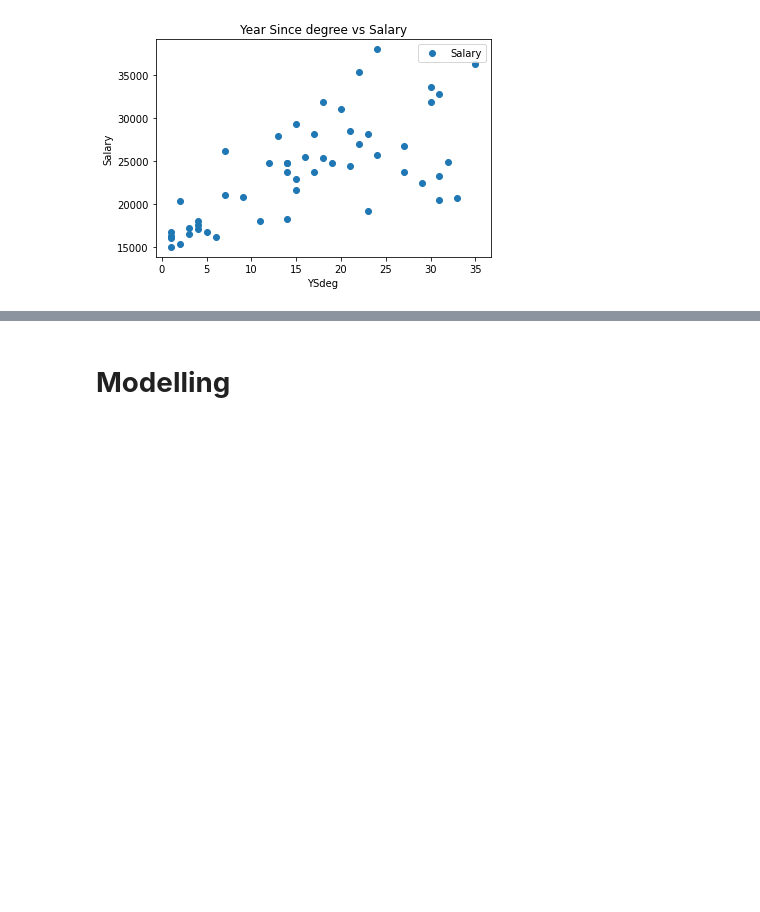
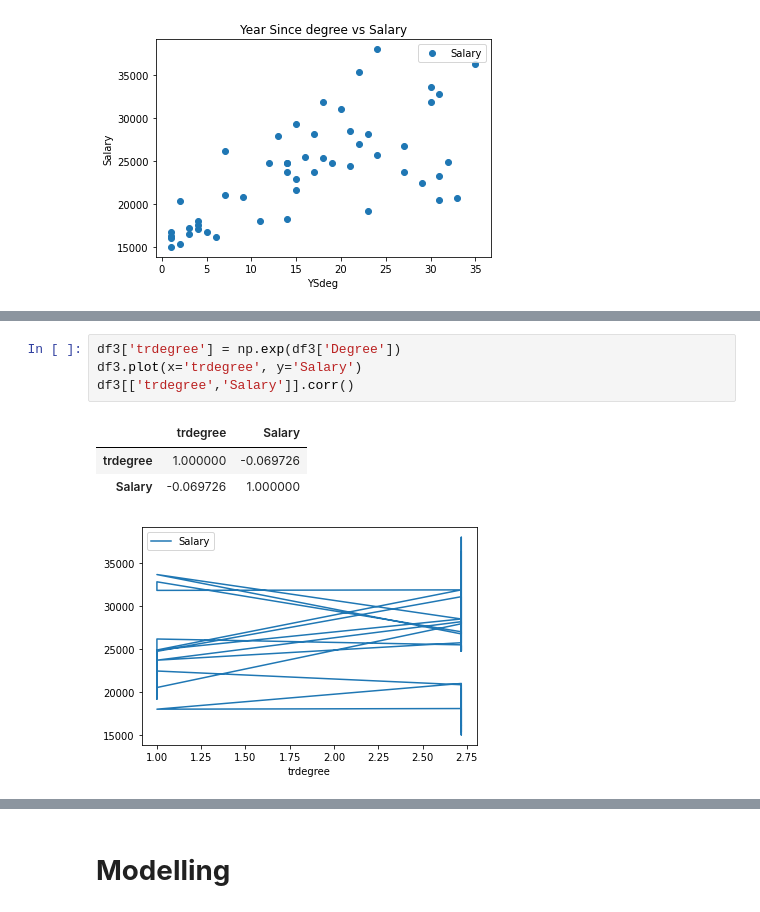
Before and after one commit to subhadhana99/Regression, a Jupyter notebook: Assignment5_6_7.ipynb, the cells around one changed output, grey strips where cells are left out. Saved outputs shown, nothing was run; the diff lists cells and outputs as text; blank space fills up the shorter version.

```diff
--- a/Assignment5_6_7.ipynb
+++ b/Assignment5_6_7.ipynb
@@ -421,0 +448,9 @@ plt.show()
+# %%
+df3['trdegree'] = np.exp(df3['Degree'])
+df3.plot(x='trdegree', y='Salary')
+df3[['trdegree','Salary']].corr()
+# %% [output]
+|  | trdegree | Salary |
+| trdegree | 1.000000 | -0.069726 |
+| Salary | -0.069726 | 1.000000 |
+[figure, added]
```
Also changed, not shown: parts of 19 cells of this notebook.
